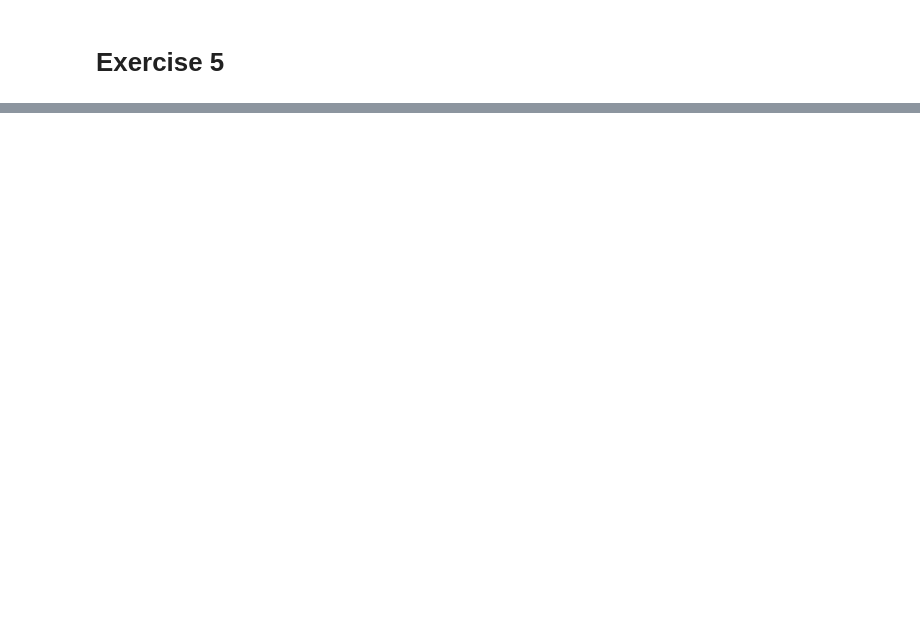
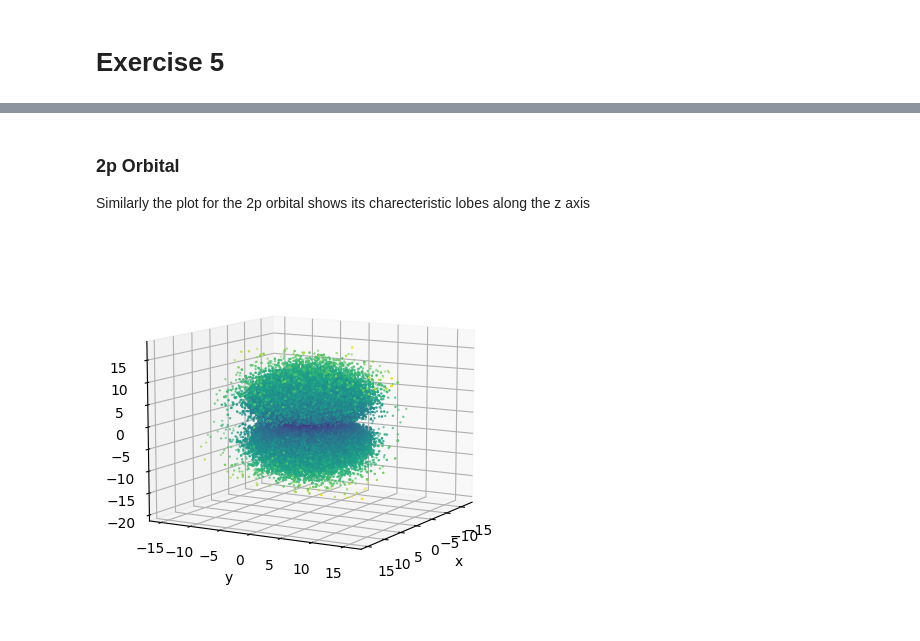
Before and after one commit to Giac97/Simulazione-Numerica, a Jupyter notebook: notebooks/Exercise 5/Exercise 5 - Analysis.ipynb, the cells around one changed output, grey strips where cells are left out. Cells and saved outputs as stored; diff of their text form; code cells hidden in the pictures; blank space fills up the shorter version.

```diff
--- a/notebooks/Exercise 5/Exercise 5 - Analysis.ipynb
+++ b/notebooks/Exercise 5/Exercise 5 - Analysis.ipynb
@@ -40,0 +106,22 @@ plt.xlim((0, 100))
+# %% [markdown]
+### 2p Orbital
+
+Similarly the plot for the 2p orbital shows its charecteristic lobes along the z axis
+# %%
+x_2, y_2, z_2 = np.loadtxt("../../src/lab5/psi2_2p.dat", unpack = True)
+r_2 = []
+for i in range (len(x_1)):
+    r = x_2[i] * x_2[i] + y_2[i] * y_2[i] + z_2[i] * z_2[i]
+    r = np.sqrt(r)
+    r_2.append(r)
+fig = plt.figure()
+ax = fig.add_subplot(projection='3d')
+ax.scatter(x_2, y_2, z_2, c=r_2, marker='.', s = 2)
+ax.set_xlabel('x')
+ax.set_ylabel('y')
+ax.set_zlabel('z')
+ax.view_init(10, 30)
+plt.tig
+plt.show()
+# %% [output]
+[figure, added]
```
Also changed, not shown: parts of 12 cells of this notebook, 1 other file.
